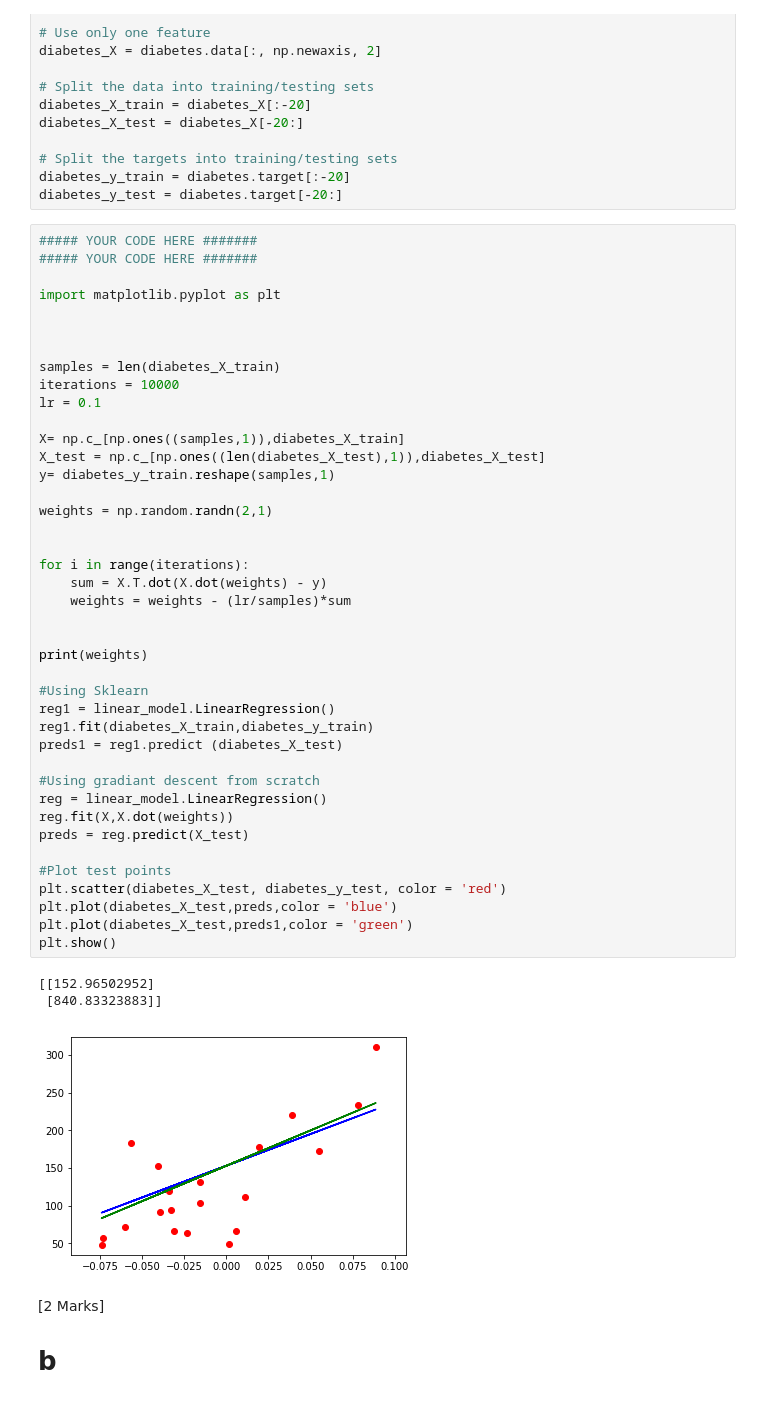
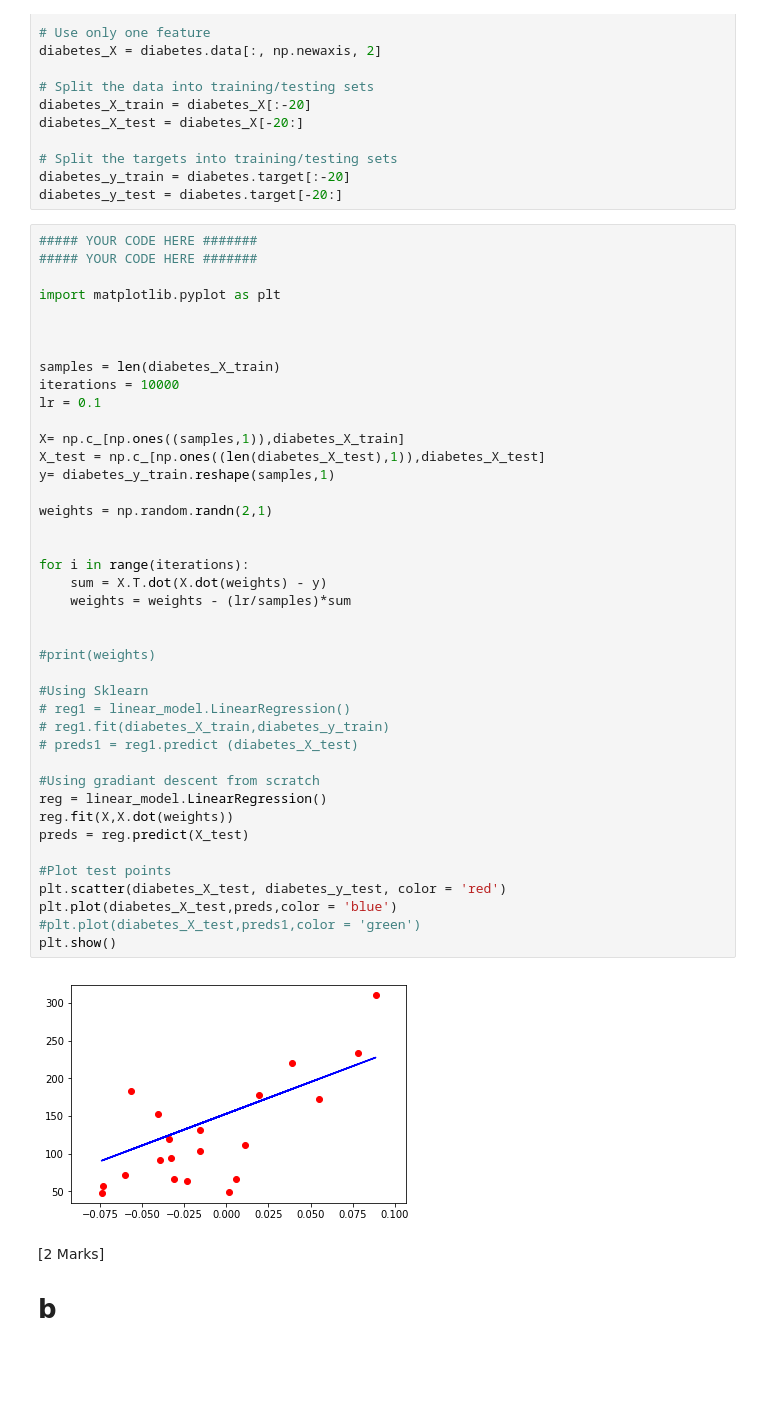
Before and after one commit to AndrewBenson98/CPS803AI, a Jupyter notebook: A1.ipynb, the cells around one changed output. Saved outputs shown, nothing was run; the diff lists cells and outputs as text; blank space fills up the shorter version.

```diff
--- a/A1.ipynb
+++ b/A1.ipynb
@@ -36,41 +36,39 @@ import matplotlib.pyplot as plt
 
 samples = len(diabetes_X_train)
 iterations = 10000
 lr = 0.1
 
 X= np.c_[np.ones((samples,1)),diabetes_X_train]
 X_test = np.c_[np.ones((len(diabetes_X_test),1)),diabetes_X_test]
 y= diabetes_y_train.reshape(samples,1)
 
 weights = np.random.randn(2,1)
 
 
 for i in range(iterations):
     sum = X.T.dot(X.dot(weights) - y)
     weights = weights - (lr/samples)*sum
 
 
-print(weights)
+#print(weights)
 
 #Using Sklearn
-reg1 = linear_model.LinearRegression()
-reg1.fit(diabetes_X_train,diabetes_y_train)
-preds1 = reg1.predict (diabetes_X_test)
+# reg1 = linear_model.LinearRegression()
+# reg1.fit(diabetes_X_train,diabetes_y_train)
+# preds1 = reg1.predict (diabetes_X_test)
 
 #Using gradiant descent from scratch
 reg = linear_model.LinearRegression()
 reg.fit(X,X.dot(weights))
 preds = reg.predict(X_test)
 
 #Plot test points
 plt.scatter(diabetes_X_test, diabetes_y_test, color = 'red')
 plt.plot(diabetes_X_test,preds,color = 'blue')
-plt.plot(diabetes_X_test,preds1,color = 'green')
+#plt.plot(diabetes_X_test,preds1,color = 'green')
 plt.show()
 # %% [output]
-[[152.96502952]
- [840.83323883]]
-[figure, old version]
+[figure, new version]
 # %% [markdown]
 [2 Marks]
 # b
```
Also changed, not shown: parts of 10 cells of this notebook.
